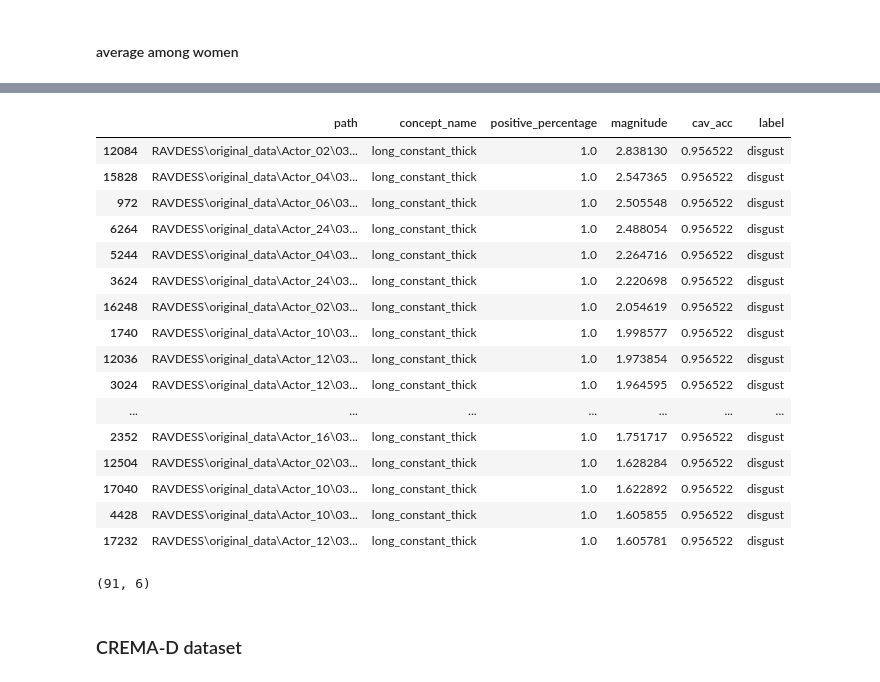
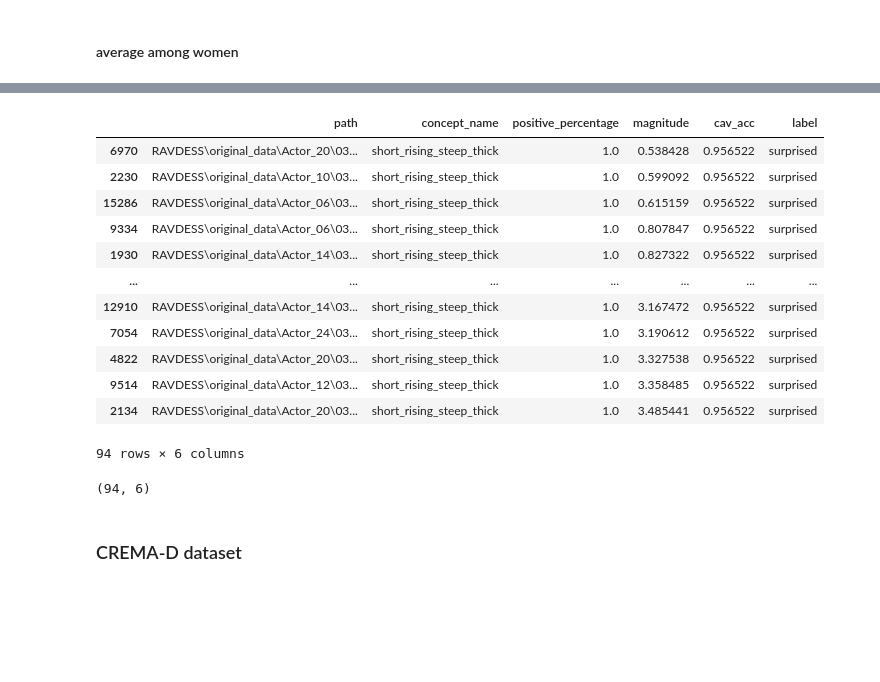
Before and after one commit to Ely6899/Audio_processing_project, a Jupyter notebook: Models/SentimentAnalysis/data_examination.ipynb, the cells around one changed output, grey strips where cells are left out. Drawn from its saved outputs; the diff is of its cells as text; code cells hidden in the pictures; blank space fills up the shorter version.

```diff
--- a/Models/SentimentAnalysis/data_examination.ipynb
+++ b/Models/SentimentAnalysis/data_examination.ipynb
@@ -313,28 +331,25 @@ display(df_groupby)
 # %%
-# give all the rows with FEMALE disgust and long_constant_thick sorted by magnitude
-per_sample_df = per_sample_df[(per_sample_df['label'] == 'disgust') & (per_sample_df['concept_name'] == 'long_constant_thick')]
-per_sample_df = per_sample_df.sort_values(by='magnitude', ascending=False)
-display(per_sample_df.head(20))
-per_sample_df.shape
+# give all the rows with surprised and short_rising_steep_thick sorted by magnitude
+label_concept_df = per_sample_df[(per_sample_df['label'] == 'surprised')
+                                 & (per_sample_df['concept_name'] == 'short_rising_steep_thick')]
+label_concept_df = label_concept_df.sort_values(by='magnitude', ascending=True)
+display(label_concept_df)
+label_concept_df.shape
 # %% [output]
 |  | path | concept_name | positive_percentage | magnitude | cav_acc | label |
-| 12084 | RAVDESS\original_data\Actor_02\03... | long_constant_thick | 1.0 | 2.838130 | 0.956522 | disgust |
-| 15828 | RAVDESS\original_data\Actor_04\03... | long_constant_thick | 1.0 | 2.547365 | 0.956522 | disgust |
-| 972 | RAVDESS\original_data\Actor_06\03... | long_constant_thick | 1.0 | 2.505548 | 0.956522 | disgust |
-| 6264 | RAVDESS\original_data\Actor_24\03... | long_constant_thick | 1.0 | 2.488054 | 0.956522 | disgust |
-| 5244 | RAVDESS\original_data\Actor_04\03... | long_constant_thick | 1.0 | 2.264716 | 0.956522 | disgust |
-| 3624 | RAVDESS\original_data\Actor_24\03... | long_constant_thick | 1.0 | 2.220698 | 0.956522 | disgust |
-| 16248 | RAVDESS\original_data\Actor_02\03... | long_constant_thick | 1.0 | 2.054619 | 0.956522 | disgust |
-| 1740 | RAVDESS\original_data\Actor_10\03... | long_constant_thick | 1.0 | 1.998577 | 0.956522 | disgust |
-| 12036 | RAVDESS\original_data\Actor_12\03... | long_constant_thick | 1.0 | 1.973854 | 0.956522 | disgust |
-| 3024 | RAVDESS\original_data\Actor_12\03... | long_constant_thick | 1.0 | 1.964595 | 0.956522 | disgust |
+| 6970 | RAVDESS\original_data\Actor_20\03... | short_rising_steep_thick | 1.0 | 0.538428 | 0.956522 | surprised |
+| 2230 | RAVDESS\original_data\Actor_10\03... | short_rising_steep_thick | 1.0 | 0.599092 | 0.956522 | surprised |
+| 15286 | RAVDESS\original_data\Actor_06\03... | short_rising_steep_thick | 1.0 | 0.615159 | 0.956522 | surprised |
+| 9334 | RAVDESS\original_data\Actor_06\03... | short_rising_steep_thick | 1.0 | 0.807847 | 0.956522 | surprised |
+| 1930 | RAVDESS\original_data\Actor_14\03... | short_rising_steep_thick | 1.0 | 0.827322 | 0.956522 | surprised |
 | ... | ... | ... | ... | ... | ... | ... |
-| 2352 | RAVDESS\original_data\Actor_16\03... | long_constant_thick | 1.0 | 1.751717 | 0.956522 | disgust |
-| 12504 | RAVDESS\original_data\Actor_02\03... | long_constant_thick | 1.0 | 1.628284 | 0.956522 | disgust |
-| 17040 | RAVDESS\original_data\Actor_10\03... | long_constant_thick | 1.0 | 1.622892 | 0.956522 | disgust |
-| 4428 | RAVDESS\original_data\Actor_10\03... | long_constant_thick | 1.0 | 1.605855 | 0.956522 | disgust |
-| 17232 | RAVDESS\original_data\Actor_12\03... | long_constant_thick | 1.0 | 1.605781 | 0.956522 | disgust |
+| 12910 | RAVDESS\original_data\Actor_14\03... | short_rising_steep_thick | 1.0 | 3.167472 | 0.956522 | surprised |
+| 7054 | RAVDESS\original_data\Actor_24\03... | short_rising_steep_thick | 1.0 | 3.190612 | 0.956522 | surprised |
+| 4822 | RAVDESS\original_data\Actor_20\03... | short_rising_steep_thick | 1.0 | 3.327538 | 0.956522 | surprised |
+| 9514 | RAVDESS\original_data\Actor_12\03... | short_rising_steep_thick | 1.0 | 3.358485 | 0.956522 | surprised |
+| 2134 | RAVDESS\original_data\Actor_20\03... | short_rising_steep_thick | 1.0 | 3.485441 | 0.956522 | surprised |
-(91, 6)
+94 rows × 6 columns
+(94, 6)
 # %% [markdown]
 ### CREMA-D dataset
 # %%
```
Also changed, not shown: parts of 4 cells of this notebook, 1 other file.
